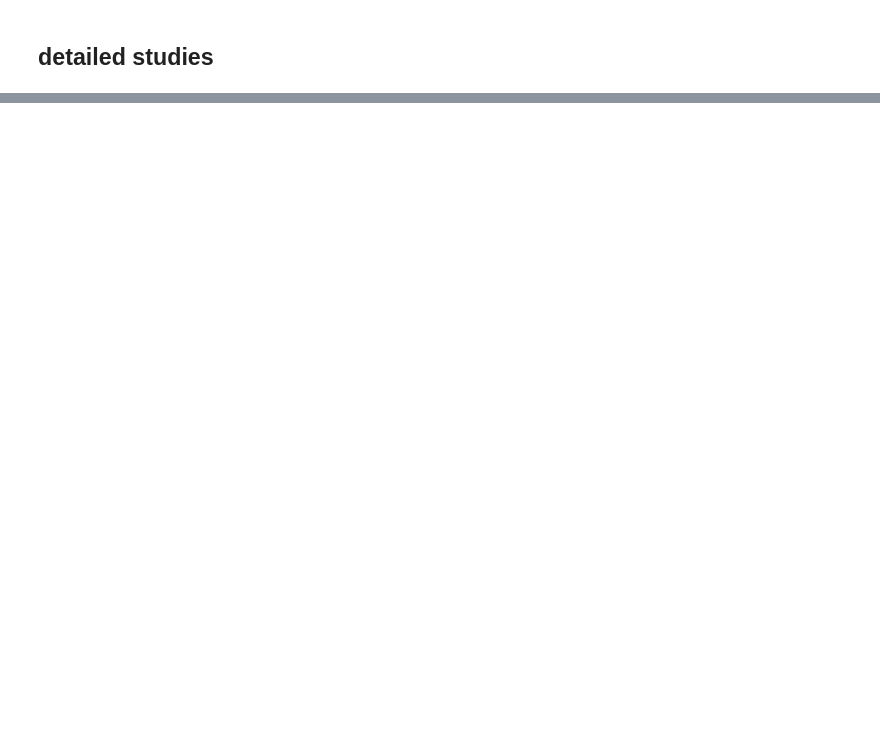
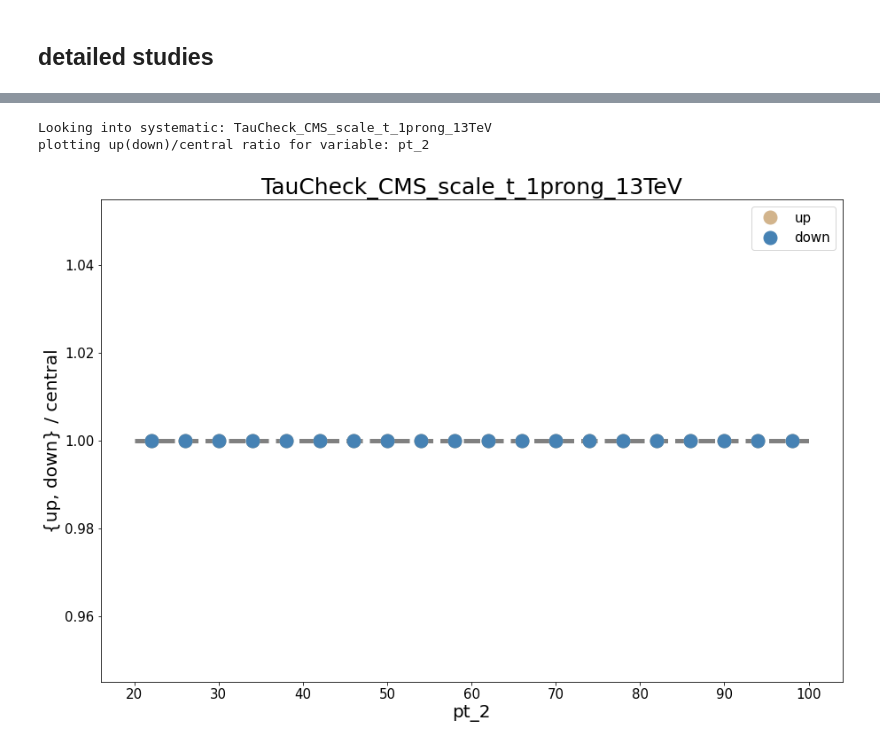
Before and after one commit to yaourtpourtoi/mlFramework, a Jupyter notebook: Systematics.ipynb, the cells around one changed output, grey strips where cells are left out. Saved outputs shown, nothing was run; the diff lists cells and outputs as text; code cells hidden in the pictures; blank space fills up the shorter version.

```diff
--- a/Systematics.ipynb
+++ b/Systematics.ipynb
@@ -278,0 +466,6 @@ plotting up/down shifts for variable: predicted_prob
+# %%
+explorer.plot_var_ratio_shifts(var_name, var_range, nbins, out_plots_path=None, verbose=True, save_plot=False)
+# %% [output]
+Looking into systematic: TauCheck_CMS_scale_t_1prong_13TeV
+plotting up(down)/central ratio for variable: pt_2
+[figure, added]
```
Also changed, not shown: parts of 37 cells of this notebook.
